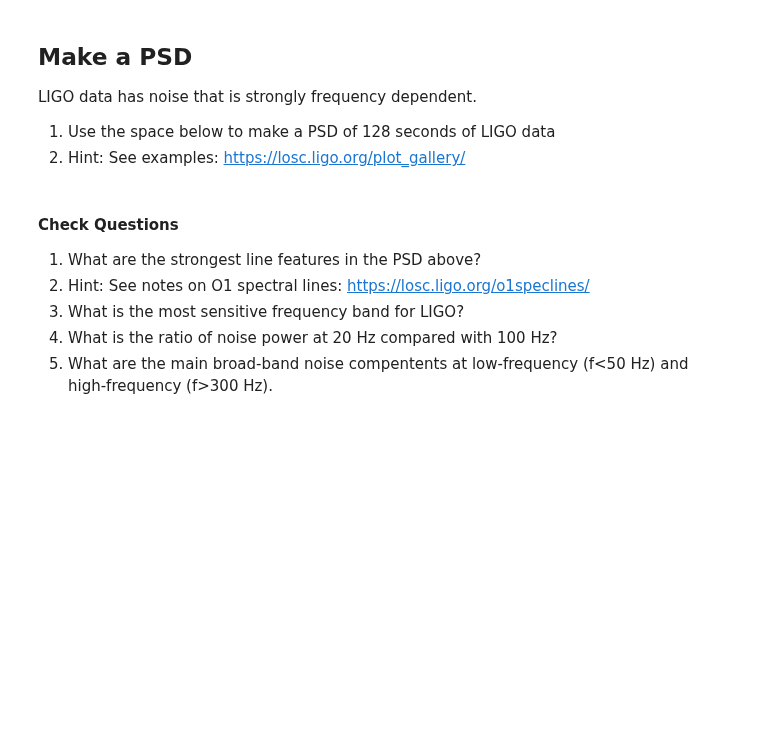
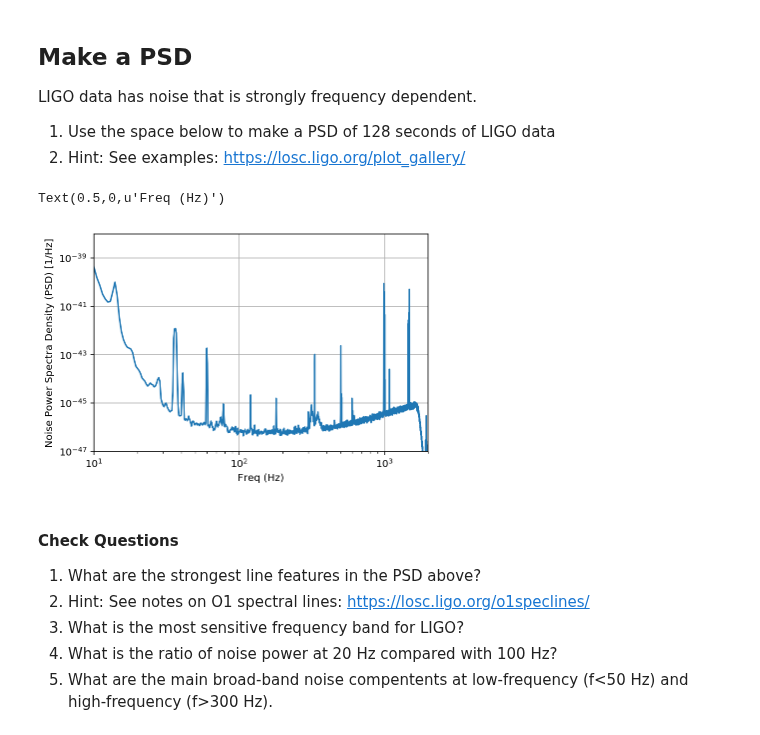
Before and after one commit to gw-odw/odw-2018, a Jupyter notebook: intro/1-Data-Access.ipynb, the cells around one changed output. Cells and saved outputs as stored; diff of their text form; code cells hidden in the pictures; blank space fills up the shorter version.

```diff
--- a/intro/1-Data-Access.ipynb
+++ b/intro/1-Data-Access.ipynb
@@ -107,3 +112,21 @@ LIGO data has noise that is strongly frequency dependent.
+# %%
+#-- Plot a PSD with 128 seconds of data
+ts = time[1] - time[0]      #-- Time between samples
+fs = int(1.0 / ts)          #-- Sampling frequency
+length = 128                #-- Number of seconds
+
+strain_seg = strain[0:(length*fs)]
+time_seg = time[0:(length*fs)]
+
+Pxx, freqs = mlab.psd(strain_seg, Fs=fs, NFFT=2*fs)
+plt.loglog(freqs, Pxx)
+plt.axis([10, 2000, 1e-47, 1e-38])
+plt.grid('on')
+plt.ylabel('Noise Power Spectra Density (PSD) [1/Hz]')
+plt.xlabel('Freq (Hz)')
+# %% [output]
+Text(0.5,0,u'Freq (Hz)')
+[figure, added]
 # %% [markdown]
 #### Check Questions
 
```
Also changed, not shown: parts of 7 cells of this notebook, 1 other file.
